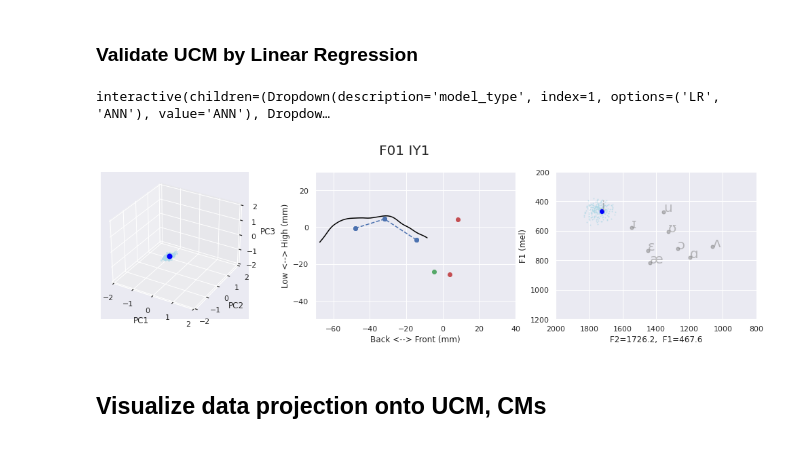
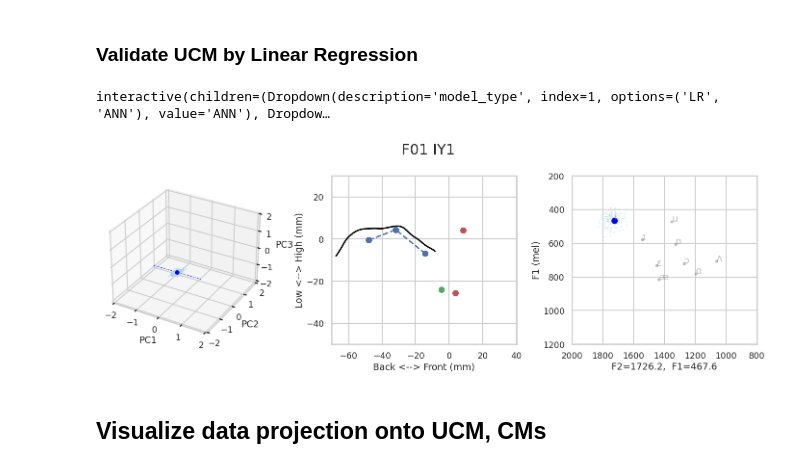
Before and after one commit to jaekookang/Articulatory-Data-Processor, a Jupyter notebook: 1-032_artic_analysis_ForwardModel_GPCA.ipynb, the cells around one changed output. Cells and saved outputs as stored; diff of their text form; code cells hidden in the pictures.

Commit message:
update ucm plots

```diff
--- a/1-032_artic_analysis_ForwardModel_GPCA.ipynb
+++ b/1-032_artic_analysis_ForwardModel_GPCA.ipynb
@@ -62,8 +64,8 @@ flatten = itertools.chain.from_iterable
 ## Settings
 # %%
 # ----- Options
-save_again = True
-plot_again = True
+save_again = False
+plot_again = False
 use_mel = True
 use_guided_pca = True
 which_time_points = [0.375, 0.5, 0.625] # a list of time points (mid-point as 0.5 is default)
@@ -639,4 +641,7 @@ if save_again:
         with open(os.path.join(save_dir, which_spkr, 'ucm_cm.pckl'), 'wb') as pckl:
             pickle.dump(UCM, pckl)
 else:
+    # Load
+    with open(os.path.join(save_dir, which_spkr, 'ucm_cm.pckl'), 'rb') as pckl:
+        UCM = pickle.load(pckl)
     print('Skipping')
@@ -906,29 +916,29 @@ def _prep_data_for_ucm(model_dir, model_type, which_spkr, which_vowel, which_rat
     return model, init_pcs, ucm_vec, cm_vec, d, median, pal, scaler, pca, artics, formants
 
 
-def ucm_plot(model_type, which_spkr, which_vowel, which_rate, which_time, ucm1,
-             #ucm2  # for GPCA
-            ):
+def ucm_plot(model_type, which_spkr, which_vowel, which_rate, which_time, ucm1):
     use_mel=True
     # Prepare data
     # model, init_pcs, ucm_vec, cm_vec, d, median, pal, scaler, pca, artics, formants
     model, init_pcs, ucm_vec, cm_vec, d, median, pal, scaler, pca, artics, formants = _prep_data_for_ucm(
-        save_dir, model_type, which_spkr, which_vowel, which_rate, which_time)
+        save_dir, model_type, which_spkr, which_vowel, which_rate, which_time, lim=[-4,4])
 
     #ucm_mat = np.array([[ucm1, ucm2]])
     #pc1, pc2, pc3, pc4 = (init_pcs + ucm_mat.dot(ucm_vec.T)).squeeze()
     #pc1, pc2, pc3 = (init_pcs + ucm_vec.T * ucm1).squeeze()
     pc1, pc2, pc3, pc4 = (init_pcs + ucm_vec.T * ucm1).squeeze()
 
-    fig = plt.figure(figsize=(18,4),facecolor='white')
+    fig = plt.figure(figsize=(20,7),facecolor='white')
+    sns.set_theme(context='poster', style='whitegrid', font_scale=0.8)
+
     # PCA space
     ax1 = fig.add_subplot(131, projection='3d')
-    ax1.plot(d[:,0],d[:,1],d[:,2],'--', linewidth=1, color='gray', zorder=0) # ucm line
+    ax1.plot(d[:,0],d[:,1],d[:,2],'--', linewidth=1, color='blue', zorder=0) # ucm line
     ax1.plot(artics[:,0],artics[:,1],artics[:,2],'o', color='lightblue', markersize=2, alpha=0.5, zorder=1) # original data
     ax1.scatter(pc1, pc2, pc3, c='blue', s=50, zorder=10)
-    ax1.set_xlabel('PC1')
-    ax1.set_ylabel('PC2')
-    ax1.set_zlabel('PC3')
+    ax1.set_xlabel('PC1', labelpad=12)
+    ax1.set_ylabel('PC2', labelpad=12)
+    ax1.set_zlabel('PC3', labelpad=12)
     lm = [-2, 2]
     ax1.set_xlim(lm)
     ax1.set_ylim(lm)
@@ -959,29 +969,32 @@ def ucm_plot(model_type, which_spkr, which_vowel, which_rate, which_time, ucm1,
     ax3 = plot_F1F2_ref(ax3, median[:,0], median[:,1], [vowel2ipa[v] for v in vowel_list], use_mel=use_mel)
     ax3 = plot_F1F2(ax3, F1_all, F2_all, markersize=1, color='lightblue', alpha=0.5, use_mel=use_mel)
     ax3 = plot_F1F2(ax3, F1, F2, color='blue', use_mel=use_mel)
-    plt.suptitle(f'{which_spkr} {which_vowel}', fontsize=20, y=1.02)
+    plt.suptitle(f'{which_spkr} {which_vowel}', fontsize=30,
+                 #y=1.02
+                )
+    fig.tight_layout()
 # %%
 model_dropdown = widgets.Dropdown(options=['LR','ANN'], value='ANN')
 spkr_dropdown = widgets.Dropdown(options=spkr_list, value='F01')
 vowel_dropdown = widgets.Dropdown(options=vowel_list, value='IY1')
 rate_dropdown = widgets.Dropdown(options=['N','F','NF'], value='NF')
 time_dropdown = widgets.Dropdown(options=time_list, value=0.5)
 
 ucm_plot('ANN', 'F01', 'IY1', 'N', 0.5, 0)
 interactive_plot1 = interactive(ucm_plot,
                                 model_type=model_dropdown,
                                 which_spkr=spkr_dropdown,
                                 which_vowel=vowel_dropdown,
                                 which_rate=rate_dropdown,
                                 which_time=time_dropdown,
-                                ucm1=(-0.5, 0.5, 0.1),
+                                ucm1=(-0.2, 0.2, 0.05),
                                 #ucm2=(-0.5, 0.5, 0.1),
                                 continuous_update=True)
 output = interactive_plot1.children[-1]
 interactive_plot1
 # %% [output]
 interactive(children=(Dropdown(description='model_type', index=1, options=('LR', 'ANN'), value='ANN'), Dropdow…
-[figure, old version]
+[figure, new version]
 # %% [markdown]
 ## Visualize data projection onto UCM, CMs
 # %%
```
Also changed, not shown: parts of 9 cells of this notebook, 32 other files.
